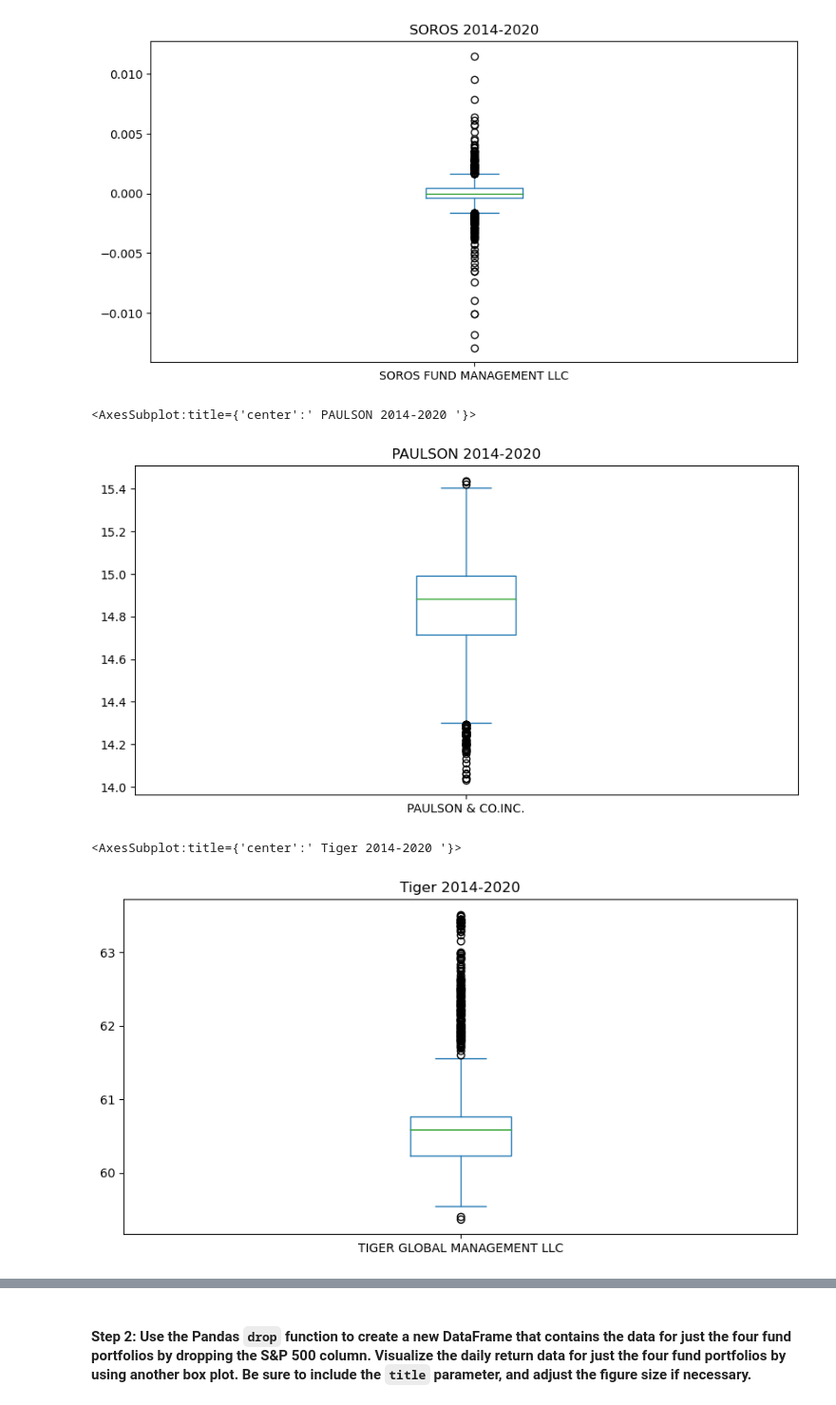
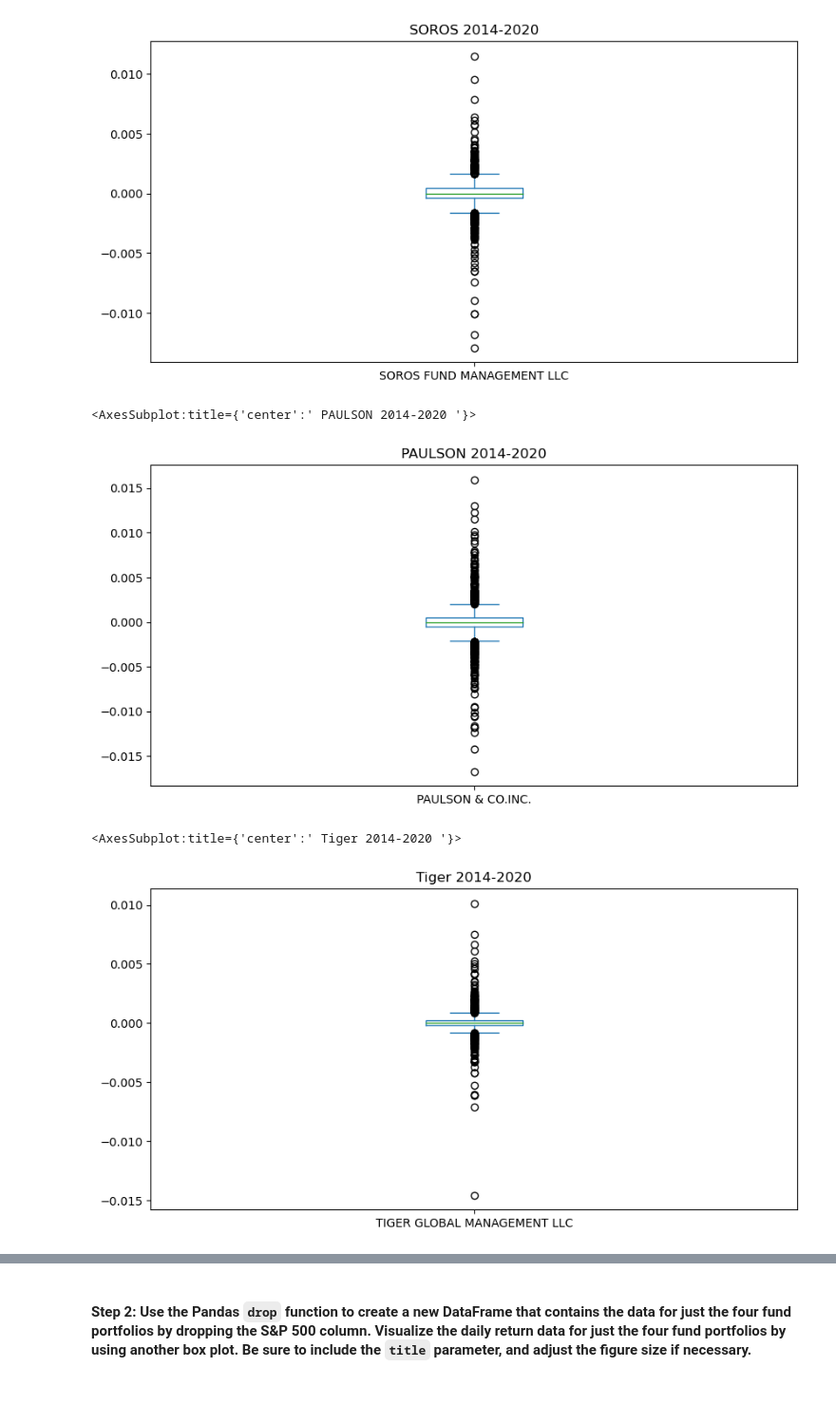
Before and after one commit to arianamoreno13/Challenge_4, a Jupyter notebook: challenge_4/risk_return_analysis.ipynb, the cells around one changed output, grey strips where cells are left out. Shown at 95% size. Cells and saved outputs as stored; diff of their text form; code cells hidden in the pictures.

```diff
--- a/challenge_4/risk_return_analysis.ipynb
+++ b/challenge_4/risk_return_analysis.ipynb
@@ -209,14 +209,13 @@ daily_returns['SOROS FUND MANAGEMENT LLC'].plot(kind='box',figsize=(10,5), title
 [figure]
 # %%
 #SOROS FUND MANAGEMENT LLC
-whale_navs['PAULSON & CO.INC.'].plot(kind='box',figsize=(10,5), title=" PAULSON 2014-2020 ")
+daily_returns['PAULSON & CO.INC.'].plot(kind='box',figsize=(10,5), title=" PAULSON 2014-2020 ")
 # %% [output]
 <AxesSubplot:title={'center':' PAULSON 2014-2020 '}>
-[figure, old version]
+[figure, new version]
 # %%
-
-whale_navs['TIGER GLOBAL MANAGEMENT LLC'].plot(kind='box',figsize=(10,5), title=" Tiger 2014-2020 ")
+daily_returns['TIGER GLOBAL MANAGEMENT LLC'].plot(kind='box',figsize=(10,5), title=" Tiger 2014-2020 ")
 # %% [output]
 <AxesSubplot:title={'center':' Tiger 2014-2020 '}>
-[figure, old version]
+[figure, new version]
 # %%
```
Also changed, not shown: parts of 8 cells of this notebook.
